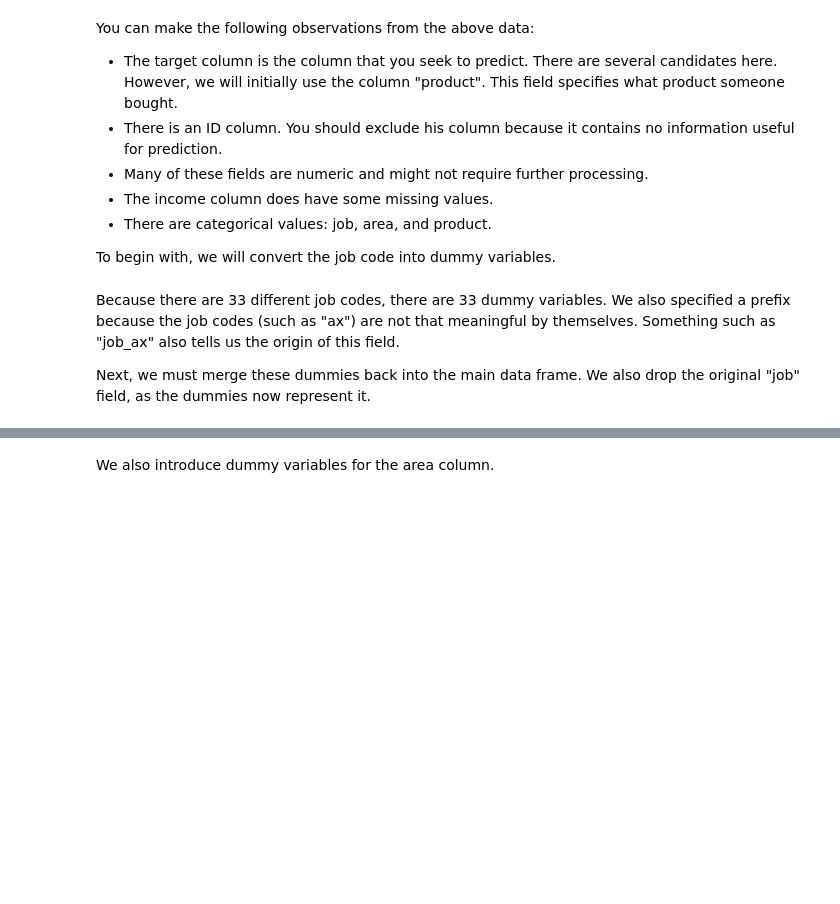
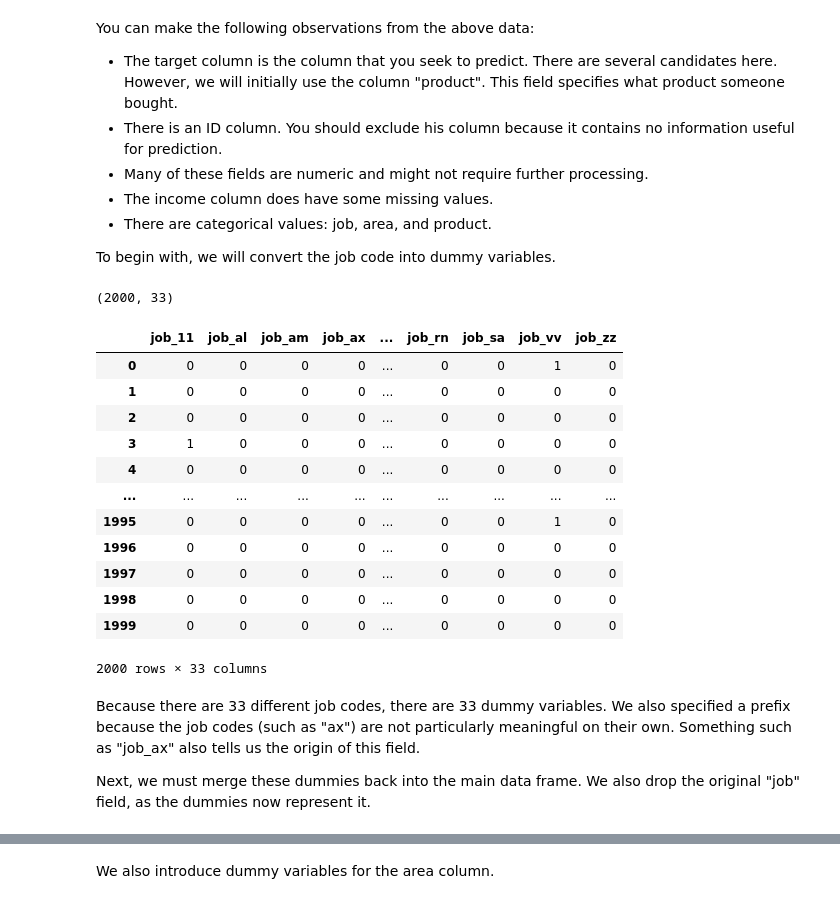
Before and after one commit to jeffheaton/app_deep_learning, a Jupyter notebook: t81_558_class_02_3_feature_encode.ipynb, the cells around one changed output, grey strips where cells are left out. Drawn from its saved outputs; the diff is of its cells as text; code cells hidden in the pictures; blank space fills up the shorter version.

```diff
--- a/t81_558_class_02_3_feature_encode.ipynb
+++ b/t81_558_class_02_3_feature_encode.ipynb
@@ -58,16 +76,31 @@ To begin with, we will convert the job code into dummy variables.
 # %%
 pd.set_option("display.max_columns", 7)
 pd.set_option("display.max_rows", 5)
 
-dummies = pd.get_dummies(df["job"], prefix="job")
+dummies = pd.get_dummies(df["job"], prefix="job").astype(int)
 print(dummies.shape)
 
 pd.set_option("display.max_columns", 9)
 pd.set_option("display.max_rows", 10)
 
 display(dummies)
+# %% [output]
+(2000, 33)
+|  | job_11 | job_al | job_am | job_ax | ... | job_rn | job_sa | job_vv | job_zz |
+| 0 | 0 | 0 | 0 | 0 | ... | 0 | 0 | 1 | 0 |
+| 1 | 0 | 0 | 0 | 0 | ... | 0 | 0 | 0 | 0 |
+| 2 | 0 | 0 | 0 | 0 | ... | 0 | 0 | 0 | 0 |
+| 3 | 1 | 0 | 0 | 0 | ... | 0 | 0 | 0 | 0 |
+| 4 | 0 | 0 | 0 | 0 | ... | 0 | 0 | 0 | 0 |
+| ... | ... | ... | ... | ... | ... | ... | ... | ... | ... |
+| 1995 | 0 | 0 | 0 | 0 | ... | 0 | 0 | 1 | 0 |
+| 1996 | 0 | 0 | 0 | 0 | ... | 0 | 0 | 0 | 0 |
+| 1997 | 0 | 0 | 0 | 0 | ... | 0 | 0 | 0 | 0 |
+| 1998 | 0 | 0 | 0 | 0 | ... | 0 | 0 | 0 | 0 |
+| 1999 | 0 | 0 | 0 | 0 | ... | 0 | 0 | 0 | 0 |
+2000 rows × 33 columns
 # %% [markdown]
-Because there are 33 different job codes, there are 33 dummy variables. We also specified a prefix because the job codes (such as "ax") are not that meaningful by themselves. Something such as "job_ax" also tells us the origin of this field.
+Because there are 33 different job codes, there are 33 dummy variables. We also specified a prefix because the job codes (such as "ax") are not particularly meaningful on their own. Something such as "job_ax" also tells us the origin of this field.
 
 Next, we must merge these dummies back into the main data frame. We also drop the original "job" field, as the dummies now represent it.
 # %%
```
Also changed, not shown: parts of 13 cells of this notebook, 11 other files.
